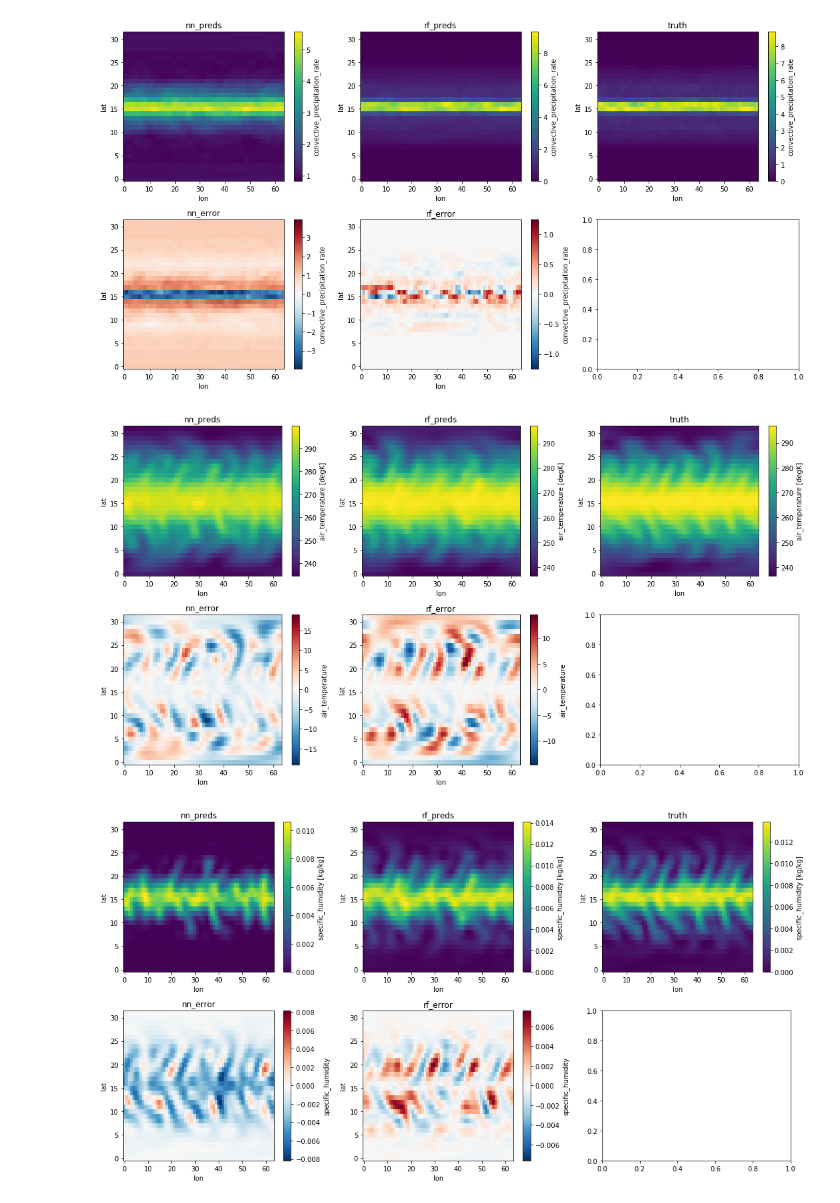
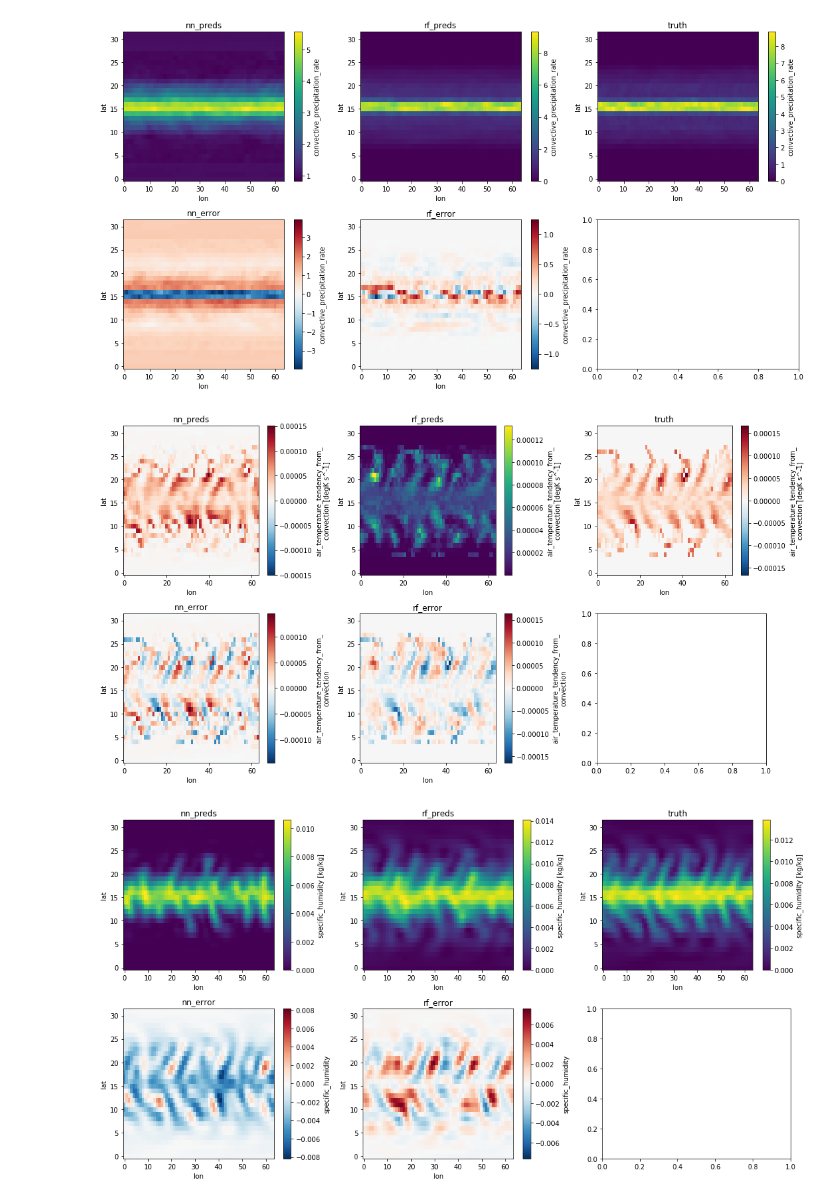
Before and after one commit to raspstephan/CliMT-ML, a Jupyter notebook: 3.0-Run-ML-models-online.ipynb, the cells around one changed output. Saved outputs shown, nothing was run; the diff lists cells and outputs as text; code cells hidden in the pictures.

```diff
--- a/3.0-Run-ML-models-online.ipynb
+++ b/3.0-Run-ML-models-online.ipynb
@@ -262,0 +267,3 @@ rf_model.iterate(48*180)
+# %%
+with open('lr.pkl', 'rb') as f:
+    lr = pickle.load(f)
@@ -300,9 +347,9 @@ plot_comparison('convective_precipitation_rate', mean=('time'))
 # %% [output]
 [figure]
 # %%
-plot_comparison('air_temperature', sl={'time': -1, 'mid_levels': 1})
+plot_comparison('air_temperature_tendency_from_convection', sl={'time': -1, 'mid_levels': 1})
 # %% [output]
-[figure, old version]
+[figure, new version]
 # %%
 plot_comparison('specific_humidity', sl={'time': -1, 'mid_levels': 1})
 # %% [output]
```
Also changed, not shown: parts of 15 cells of this notebook, 2 other files.
